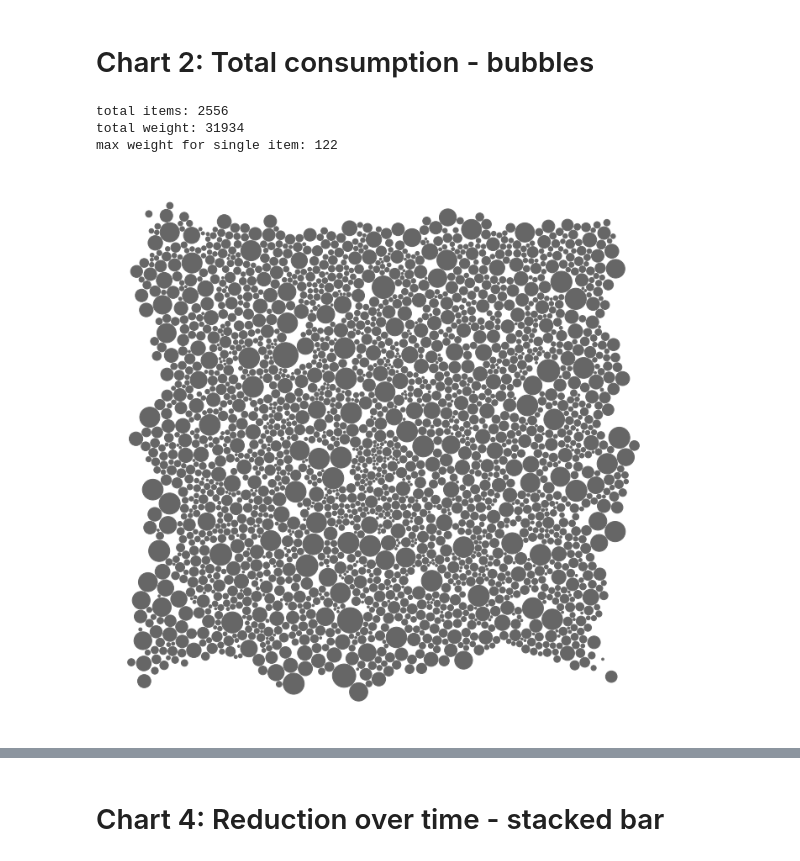
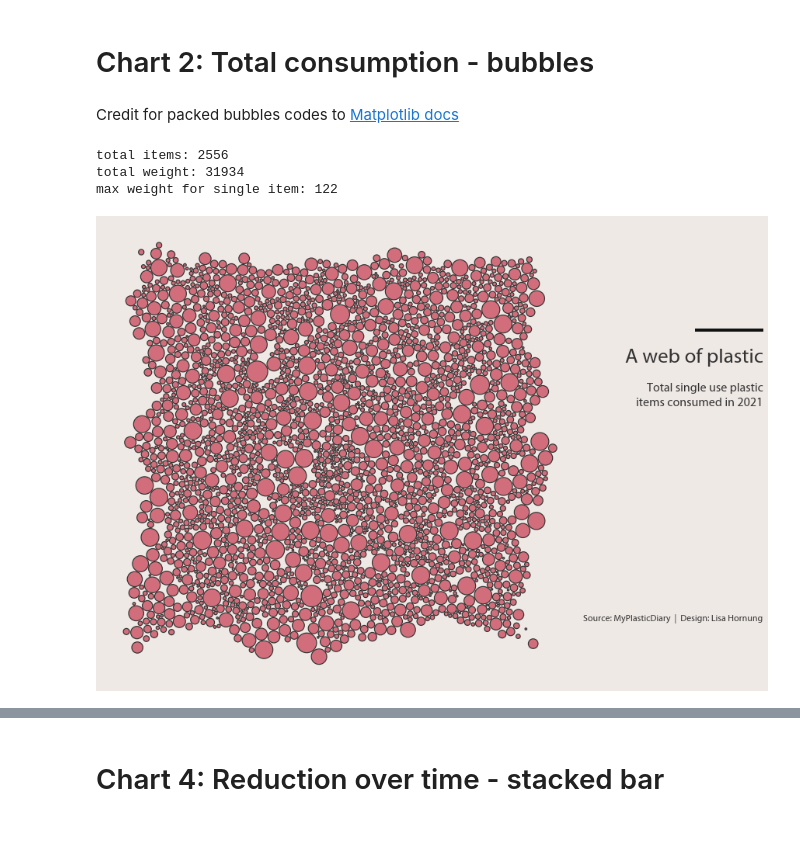
Before and after one commit to Lisa-Ho/plastic-diary, a Jupyter notebook: notebooks/02_10_charts.ipynb, the cells around one changed output, grey strips where cells are left out. Cells and saved outputs as stored; diff of their text form; code cells hidden in the pictures; blank space fills up the shorter version.

```diff
--- a/notebooks/02_10_charts.ipynb
+++ b/notebooks/02_10_charts.ipynb
@@ -18,7 +18,13 @@ from datetime import date, datetime
 
 %matplotlib inline
 # %%
-from palettable.cartocolors.sequential import Magenta_7, PurpOr_7, BluYl_7, DarkMint_7, BurgYl_7, Burg_7, BrwnYl_7
+from palettable.cartocolors.sequential import Magenta_7, PurpOr_7, BluYl_7, DarkMint_7, BurgYl_5_r, BurgYl_7, BurgYl_7_r, Burg_7, BrwnYl_7
 from palettable.colorbrewer.sequential import YlGnBu_9, Blues_9
-Burg_7.mpl_colormap
+
+col_red = "#d26e7b"
+
+#set color palette
+colpalette = BurgYl_7
+colpalette_r = BurgYl_5_r
+colpalette_r.mpl_colormap
 # %% [output]
@@ -501,5 +372,7 @@ plt.show()
 # %% [markdown]
 # Chart 2: Total consumption - bubbles
+# %% [markdown]
+Credit for packed bubbles codes to [Matplotlib docs](https://matplotlib.org/devdocs/gallery/misc/packed_bubbles.html)
 # %%
 print("total items:", df["quantity"].sum())
 print("total weight:", df["DV_plastic_weight"].sum())
@@ -510,10 +383,12 @@ total weight: 31934
 max weight for single item: 122
 # %%
 data = df[["category_name", "DV_plastic_weight"]]
-#.sort_values(by="DV_plastic_weight", ascending=False)
 
-colors = "#666666"
+#set colour + get text properties
+cols = {"back": "#efe9e5", "edges":"white", "text": "#333333", "title": "#111111", "fill": col_red}
 
+#create packed bubble charts
+# credit: https://matplotlib.org/devdocs/gallery/misc/packed_bubbles.html
 class BubbleChart:
     def __init__(self, area, bubble_spacing=0):
         """
@@ -632,35 +507,63 @@ class BubbleChart:
         """
         Draw the bubble plot.
 
         Parameters
         ----------
         ax : matplotlib.axes.Axes
         labels : list
             Labels of the bubbles.
         colors : list
             Colors of the bubbles.
         """
         for i in range(len(self.bubbles)):
             circ = plt.Circle(
-                self.bubbles[i, :2], self.bubbles[i, 2], color=colors)
+                self.bubbles[i, :2], self.bubbles[i, 2], facecolor=cols["fill"], edgecolor=cols["text"],
+            linewidth=1.2)
             ax.add_patch(circ)
 
 bubble_chart = BubbleChart(area=data['DV_plastic_weight'].to_list(),
                            bubble_spacing=0.5)
 
 bubble_chart.collapse()
 
-fig, ax = plt.subplots(figsize=(12,12))
+#create figure
+fig, ax = plt.subplots(figsize=(11,11))
+fig.set_facecolor(cols["back"])
 bubble_chart.plot(
     ax, data['category_name'], colors)
 ax.axis("off")
 ax.relim()
 ax.autoscale_view()
 
-plt.savefig(os.path.join(root, "outputs//bubbles_sea.svg"))
-plt.savefig(os.path.join(root, "outputs//bubbles_sea.png"))
+
+## =========
+#add accent line
+laxes = fig.add_axes([1.09, 0.7, 0.11, 0.005]) #axes to hold colorbar
+laxes.set_ylim(ymin=0, ymax=1)
+laxes.set_facecolor("#111111")
+for pos in ["top", "bottom", "left", "right"]:
+    laxes.spines[pos].set_visible(False)
+laxes.set_yticks([])
+laxes.set_xticks([])
+
+
+# =========
+#title and footer
+title = "A web of plastic"
+subtitle = "Total single use plastic\nitems consumed in 2021"
+x_title=1.2
+plt.figtext(x_title,0.65, title, size=27, ha='right',  fontproperties = font_r, color=cols["text"])
+plt.figtext(x_title,0.58, subtitle, size=16,ha='right', fontproperties = font_r, color=cols["text"],
+           linespacing=1.4)
+
+plt.figtext(x_title,0.23, "Source: MyPlasticDiary  |  Design: Lisa Hornung",
+            fontsize=12, ha='right', fontproperties = font_r, color=cols["text"])
+
+
+#plt.savefig(os.path.join(root, "outputs//bubbles_sea.svg"))
+plt.savefig(os.path.join(root, "outputs//bubbles_sea.png"), bbox_inches="tight",pad_inches=0.4)
 
 
 plt.show()
 # %% [output]
-[figure, old version]
+[figure, new version]
```
Also changed, not shown: parts of 29 cells of this notebook.
